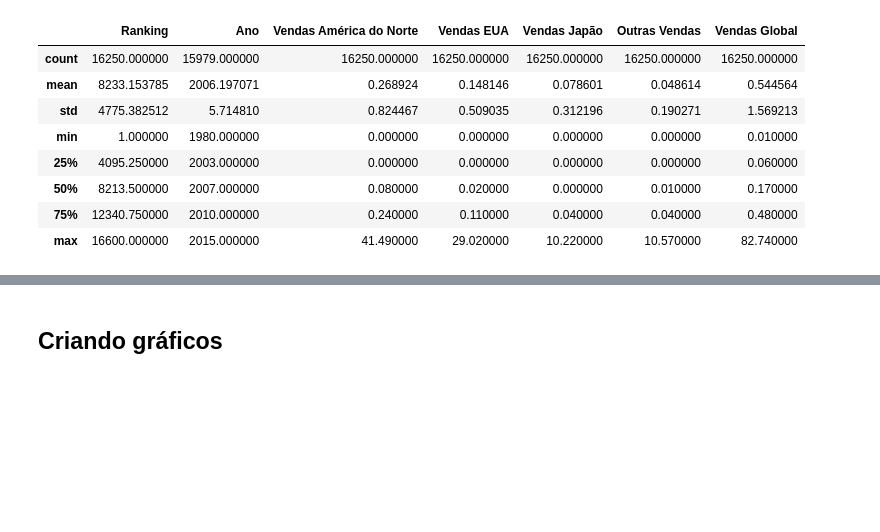
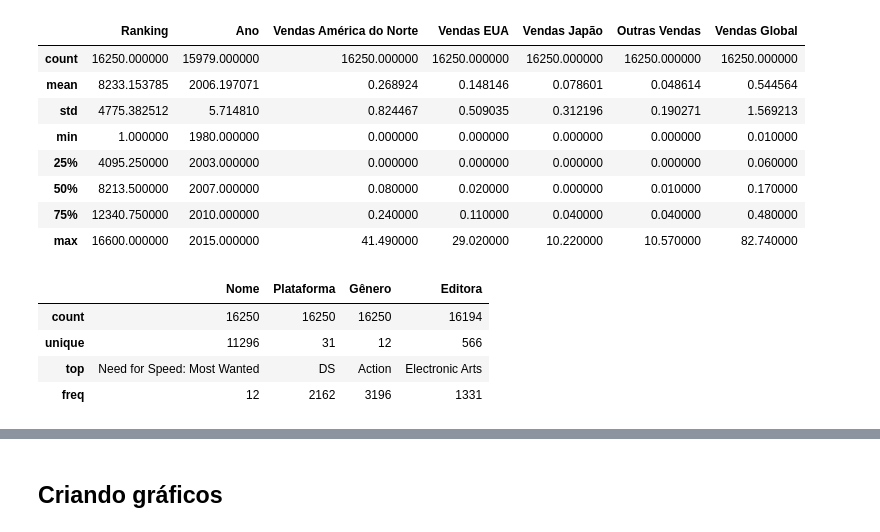
Before and after one commit to elle-rapachi/Vendas-de-Jogos-de-Videogames, a Jupyter notebook: Vendas de Jogos de Videogames.ipynb, the cells around one changed output, grey strips where cells are left out. Drawn from its saved outputs; the diff is of its cells as text; code cells hidden in the pictures; blank space fills up the shorter version.

```diff
--- a/Vendas de Jogos de Videogames.ipynb
+++ b/Vendas de Jogos de Videogames.ipynb
@@ -98,6 +120,14 @@ videogames.describe()
 | 50% | 8213.500000 | 2007.000000 | 0.080000 | 0.020000 | 0.000000 | 0.010000 | 0.170000 |
 | 75% | 12340.750000 | 2010.000000 | 0.240000 | 0.110000 | 0.040000 | 0.040000 | 0.480000 |
 | max | 16600.000000 | 2015.000000 | 41.490000 | 29.020000 | 10.220000 | 10.570000 | 82.740000 |
+# %%
+videogames.describe(include = ['object', 'bool'])
+# %% [output]
+|  | Nome | Plataforma | Gênero | Editora |
+| count | 16250 | 16250 | 16250 | 16194 |
+| unique | 11296 | 31 | 12 | 566 |
+| top | Need for Speed: Most Wanted | DS | Action | Electronic Arts |
+| freq | 12 | 2162 | 3196 | 1331 |
 # %%
 # Tipos de dados em cada coluna
 videogames.dtypes
```
Also changed, not shown: parts of 13 cells of this notebook.
